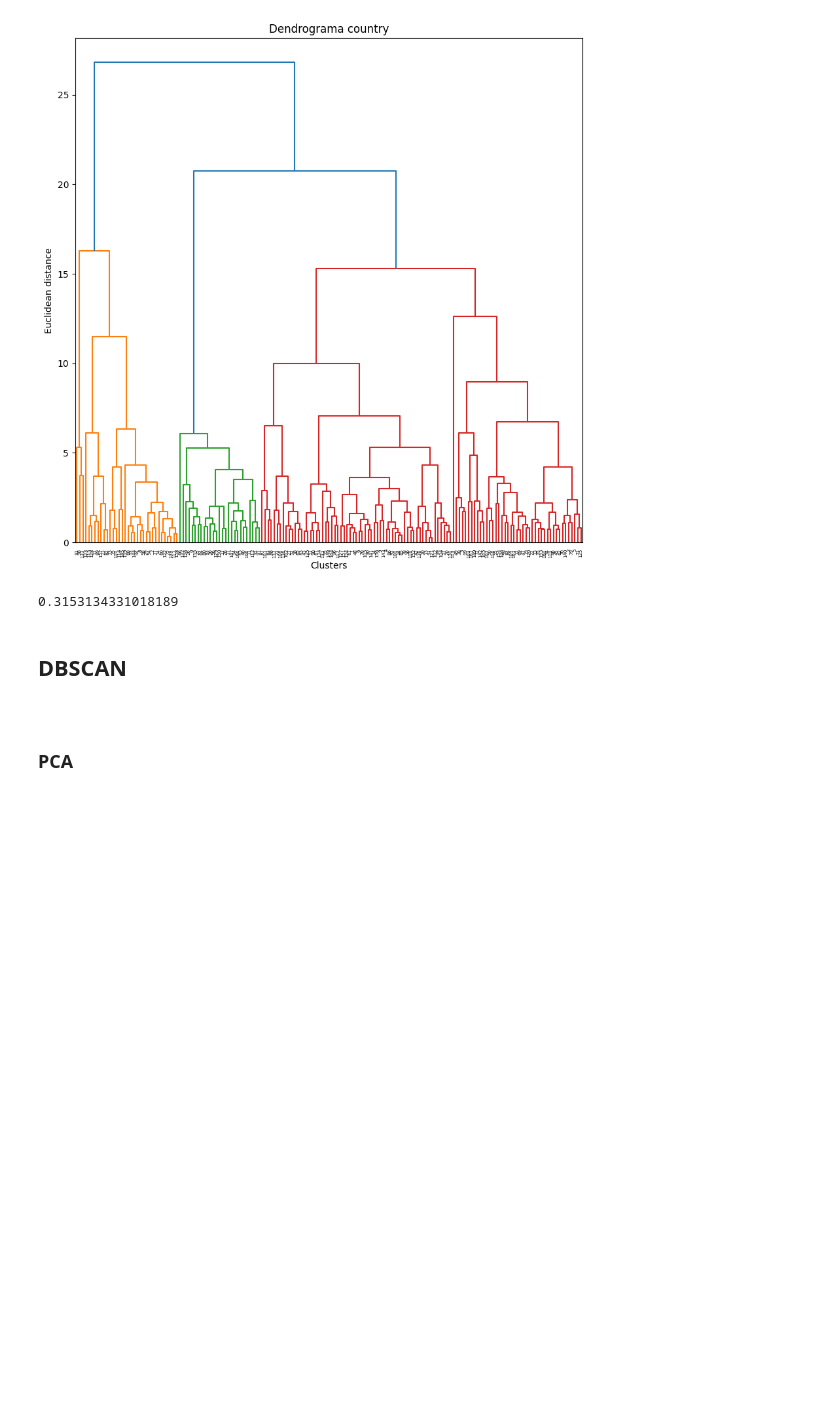
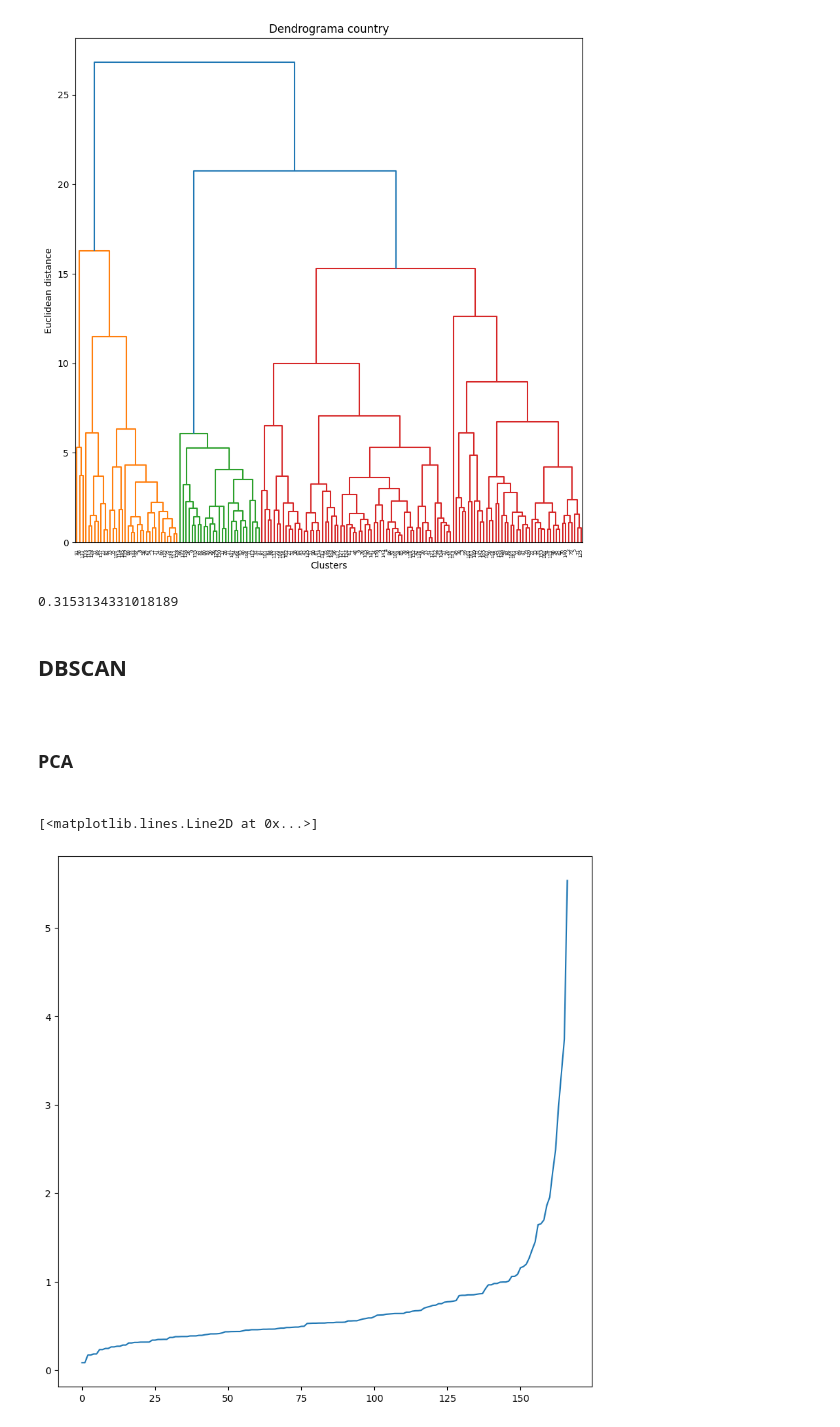
Before and after one commit to GerardoMayel/clustering, a Jupyter notebook: proyecto_clusters_paises.ipynb, the cells around one changed output. Cells and saved outputs as stored; diff of their text form; code cells hidden in the pictures; blank space fills up the shorter version.

```diff
--- a/proyecto_clusters_paises.ipynb
+++ b/proyecto_clusters_paises.ipynb
@@ -332,3 +332,11 @@ from sklearn.neighbors import NearestNeighbors
 neighbors = NearestNeighbors(n_neighbors=2)
 neighbors_fit = neighbors.fit(pca_data_standard)
 distances, indices = neighbors_fit.kneighbors(pca_data_standard)
+# %%
+distances = np.sort(distances, axis=0)
+distances = distances[:,1]
+fig = plt.figure(figsize=(10,10))
+plt.plot(distances)
+# %% [output]
+[<matplotlib.lines.Line2D at 0x...>]
+[figure, added]
```
Also changed, not shown: parts of 27 cells of this notebook, 1 other file.
